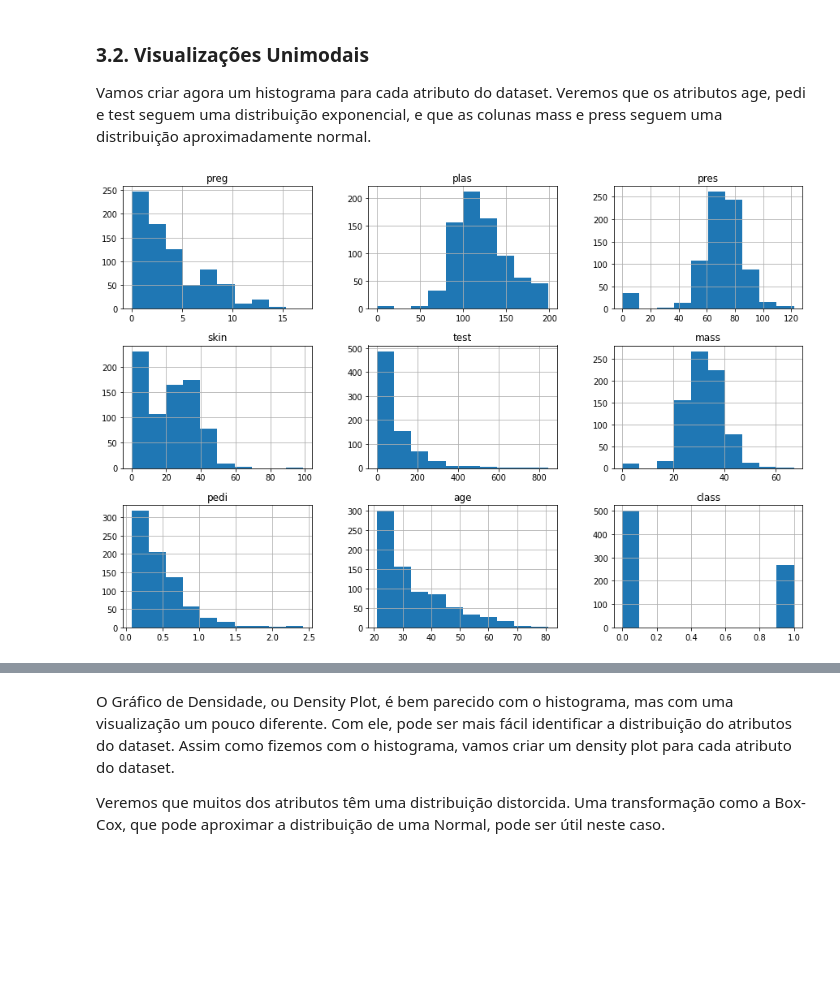
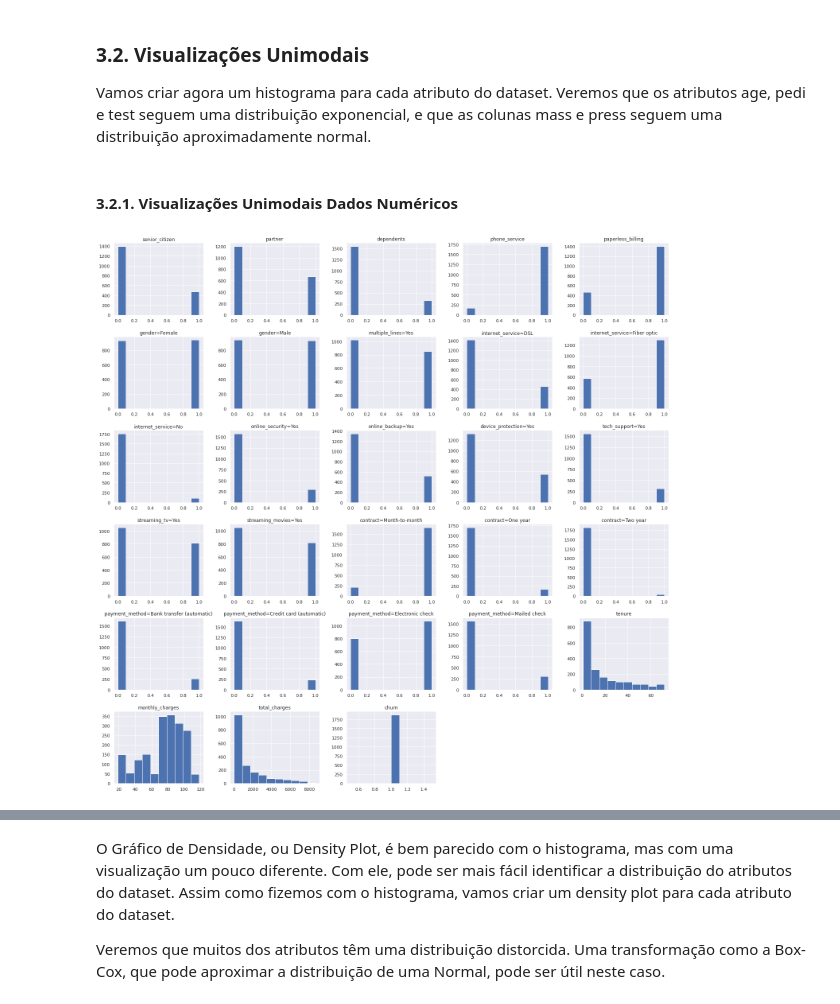
Before and after one commit to itaborai83/ecd221-ML-trabalho, a Jupyter notebook: ML_7_Projeto_completo_de_Classificação_Binária_Telco_Churn.ipynb, the cells around one changed output, grey strips where cells are left out. Saved outputs shown, nothing was run; the diff lists cells and outputs as text; code cells hidden in the pictures; blank space fills up the shorter version.

```diff
--- a/ML_7_Projeto_completo_de_Classificação_Binária_Telco_Churn.ipynb
+++ b/ML_7_Projeto_completo_de_Classificação_Binária_Telco_Churn.ipynb
@@ -61,0 +73,12 @@ warnings.filterwarnings("ignore")
+# %%
+# setup ambiente
+
+# supressão de warnings
+import warnings
+warnings.filterwarnings("ignore")
+
+# configura pandas para exibição de apenas duas casas decimais nas variaveis
+pd.set_option('display.float_format', lambda x: '%0.2f' % x)
+
+# configura cores do Seaborn
+sns.set()
@@ -190,9 +476,11 @@ dtype: int64
 ### 3.2. Visualizações Unimodais
 
 Vamos criar agora um histograma para cada atributo do dataset. Veremos que os atributos age, pedi e test seguem uma distribuição exponencial, e que as colunas mass e press seguem uma distribuição aproximadamente normal.
+# %% [markdown]
+#### 3.2.1. Visualizações Unimodais Dados Numéricos
 # %%
 # Histograma
-dataset.hist(figsize = (15,10))
+churn_df[ churn_df[TARGET_VARIABLE] == 1 ].hist(figsize = (25,25))
 plt.show()
 # %% [output]
-[figure, old version]
+[figure, new version]
```
Also changed, not shown: parts of 37 cells of this notebook.
